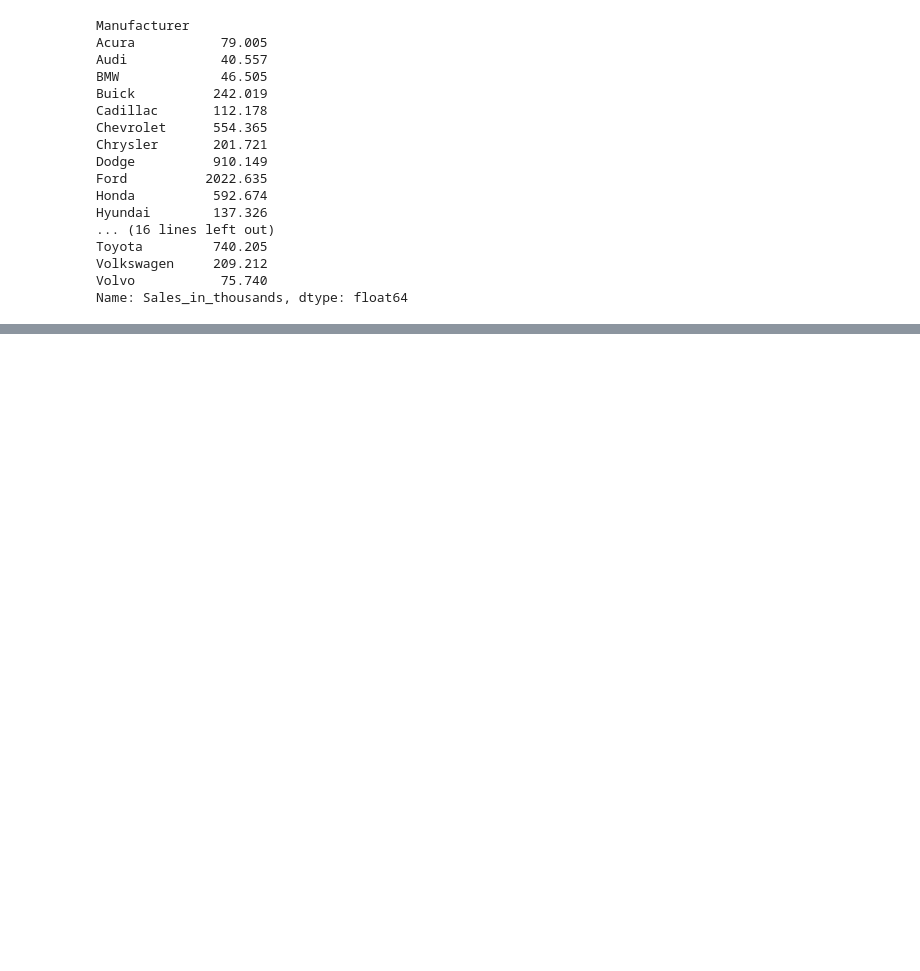
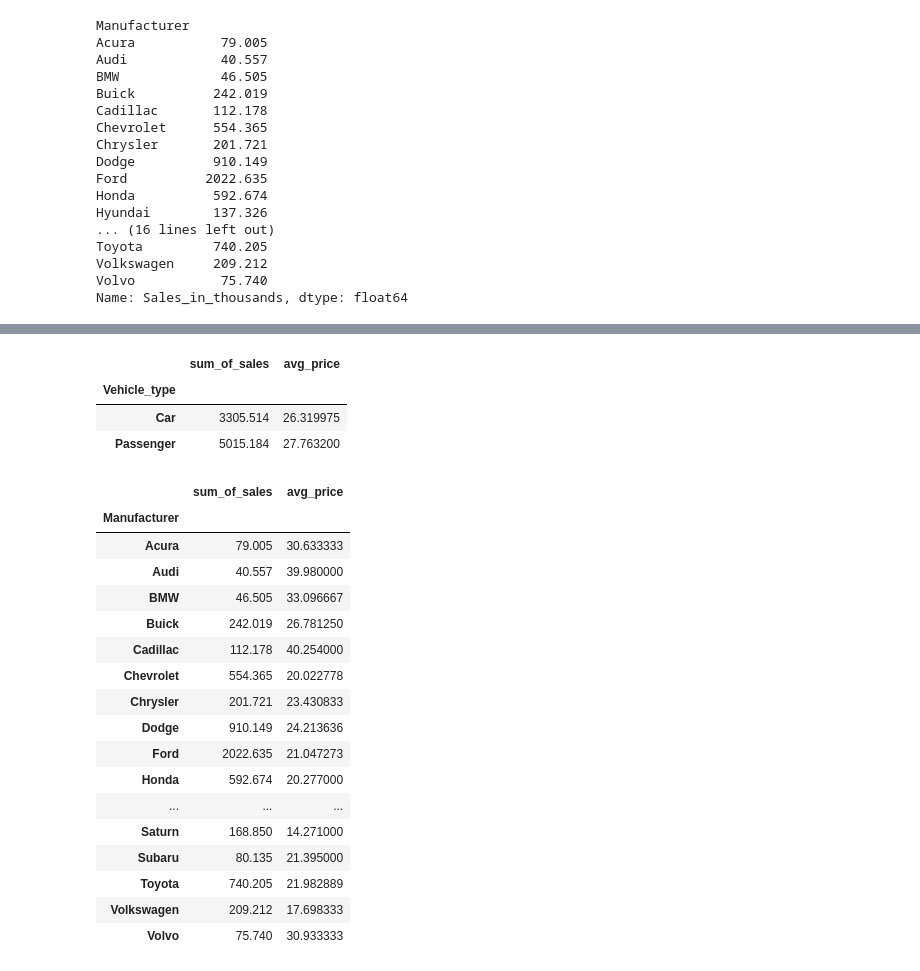
Before and after one commit to Stan-is-the-man/Data_science_bootcamp_2023, a Jupyter notebook: GroupBY_and_aggregate_functions.ipynb, the cells around one changed output, grey strips where cells are left out. Saved outputs shown, nothing was run; the diff lists cells and outputs as text; code cells hidden in the pictures; blank space fills up the shorter version.

```diff
--- a/GroupBY_and_aggregate_functions.ipynb
+++ b/GroupBY_and_aggregate_functions.ipynb
@@ -343,0 +442,34 @@ Name: Sales_in_thousands, dtype: float64
+# %%
+df_cars.groupby('Vehicle_type').agg(
+    sum_of_sales=('Sales_in_thousands', 'sum'),
+    avg_price=('Price_in_thousands', 'mean')
+)
+# %% [output]
+|  | sum_of_sales | avg_price |
+| Vehicle_type |  |  |
+| Car | 3305.514 | 26.319975 |
+| Passenger | 5015.184 | 27.763200 |
+# %%
+df_cars.groupby('Manufacturer').agg(
+    sum_of_sales=('Sales_in_thousands', 'sum'),
+    avg_price=('Price_in_thousands', 'mean')
+)
+# %% [output]
+|  | sum_of_sales | avg_price |
+| Manufacturer |  |  |
+| Acura | 79.005 | 30.633333 |
+| Audi | 40.557 | 39.980000 |
+| BMW | 46.505 | 33.096667 |
+| Buick | 242.019 | 26.781250 |
+| Cadillac | 112.178 | 40.254000 |
+| Chevrolet | 554.365 | 20.022778 |
+| Chrysler | 201.721 | 23.430833 |
+| Dodge | 910.149 | 24.213636 |
+| Ford | 2022.635 | 21.047273 |
+| Honda | 592.674 | 20.277000 |
+| ... | ... | ... |
+| Saturn | 168.850 | 14.271000 |
+| Subaru | 80.135 | 21.395000 |
+| Toyota | 740.205 | 21.982889 |
+| Volkswagen | 209.212 | 17.698333 |
+| Volvo | 75.740 | 30.933333 |
```
Also changed, not shown: parts of 18 cells of this notebook.
